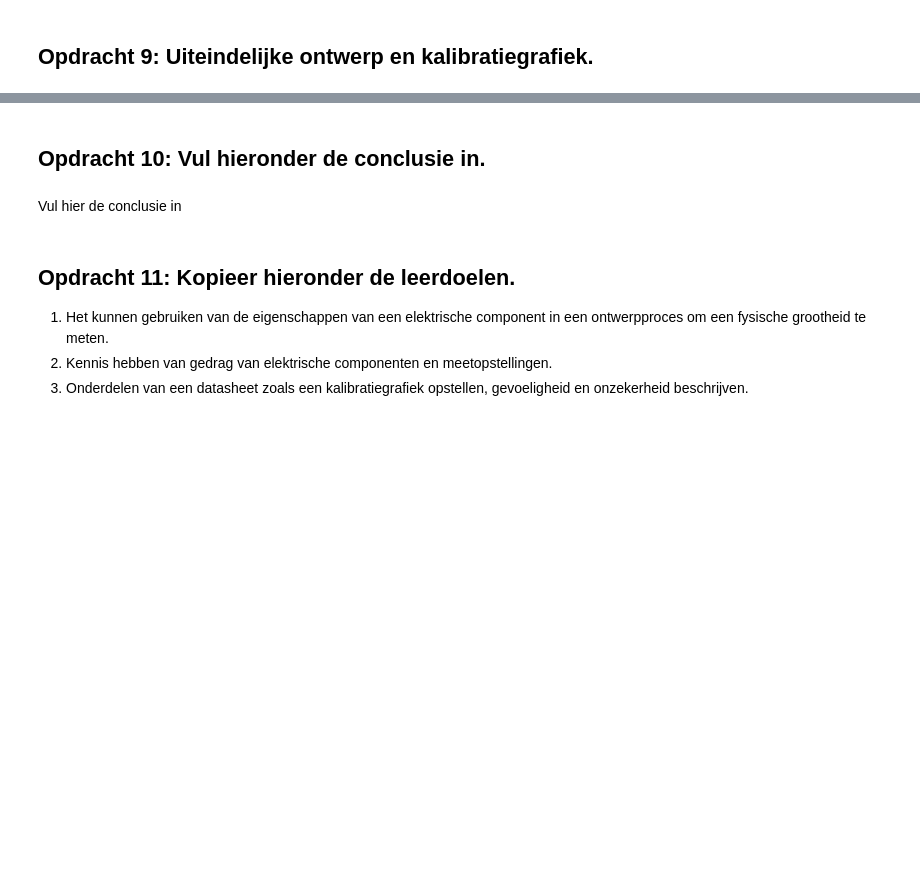
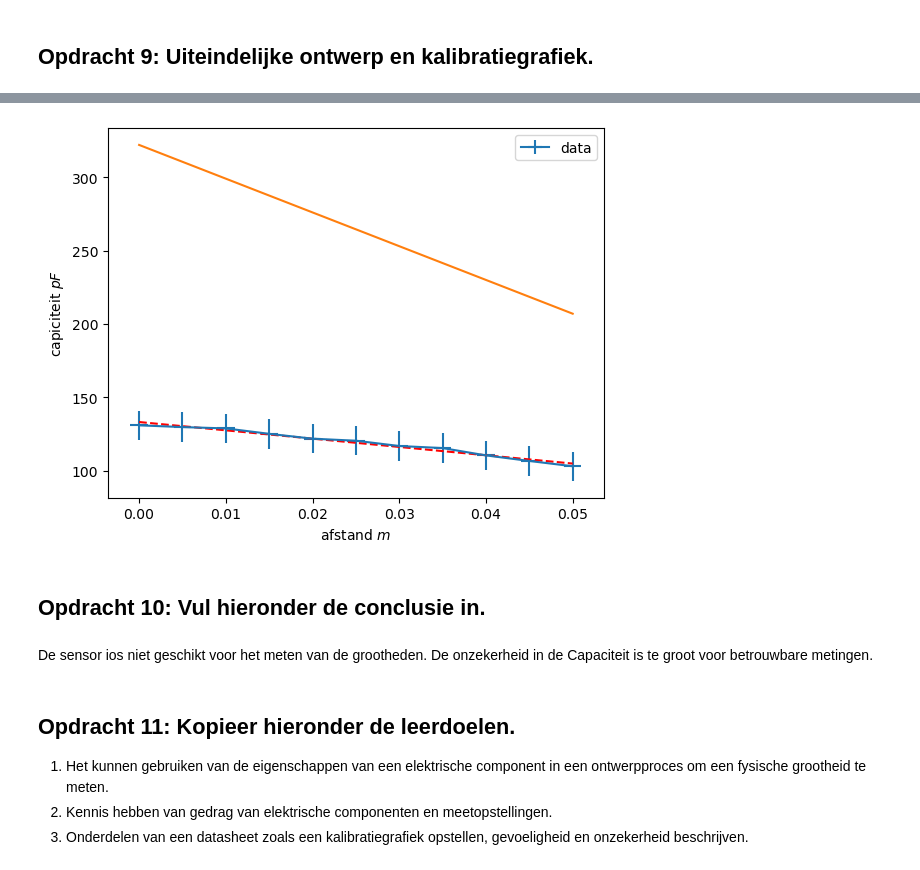
Before and after one commit to tdenooijer26/DEF-T-opdrachten, a Jupyter notebook: FysiekeOntwerpopdrachten/2OntwerpEenSensorCondensator/DEFOntwerpopdracht2OntwerpEenSensorInvulTemplate.ipynb, the cells around one changed output, grey strips where cells are left out. Cells and saved outputs as stored; diff of their text form; code cells hidden in the pictures; blank space fills up the shorter version.

Commit message:
nog niet af

```diff
--- a/FysiekeOntwerpopdrachten/2OntwerpEenSensorCondensator/DEFOntwerpopdracht2OntwerpEenSensorInvulTemplate.ipynb
+++ b/FysiekeOntwerpopdrachten/2OntwerpEenSensorCondensator/DEFOntwerpopdracht2OntwerpEenSensorInvulTemplate.ipynb
@@ -114,7 +145,29 @@ Onze sensor kan nog verbetered worden door de volgende verbeteringen (minimaal 2
+# %%
+# Plot hier je oorspronkelijke en je uiteindelijke kalibratiegrafieken, fit daar een bijpassende lijn door
+# en zet ook de verwachte ontwerpgrafiek erbij
+
+def f(x, a, b): # uit de theorie blijk het verband lineair te zijn
+    return a * x + b
+
+popt, pcov = curve_fit(f, afstand, data)
+a, b = popt
+
+
+
+plt.figure()
+plt.errorbar(afstand, data, xerr=onz_afstand, yerr=onz_data, label = "data")
+plt.plot(L, f(L, a, b), 'r--')
+plt.plot(L, capaciteit_plaat( A)*10**12)
+plt.xlabel("afstand $m$")
+plt.ylabel("capiciteit $pF$")
+plt.legend()
+plt.show()
+# %% [output]
+[figure, added]
 # %% [markdown]
 ## Opdracht 10: Vul hieronder de conclusie in.
-# %% [markdown]
-Vul hier de conclusie in
+# %% [markdown]
+De sensor ios niet geschikt voor het meten van de grootheden. De onzekerheid in de Capaciteit is te groot voor betrouwbare metingen.
 # %% [markdown]
 ## Opdracht 11: Kopieer hieronder de leerdoelen.
 1. Het kunnen gebruiken van de eigenschappen van een elektrische component in een ontwerpproces om een fysische grootheid te meten.
```
Also changed, not shown: parts of 9 cells of this notebook.
